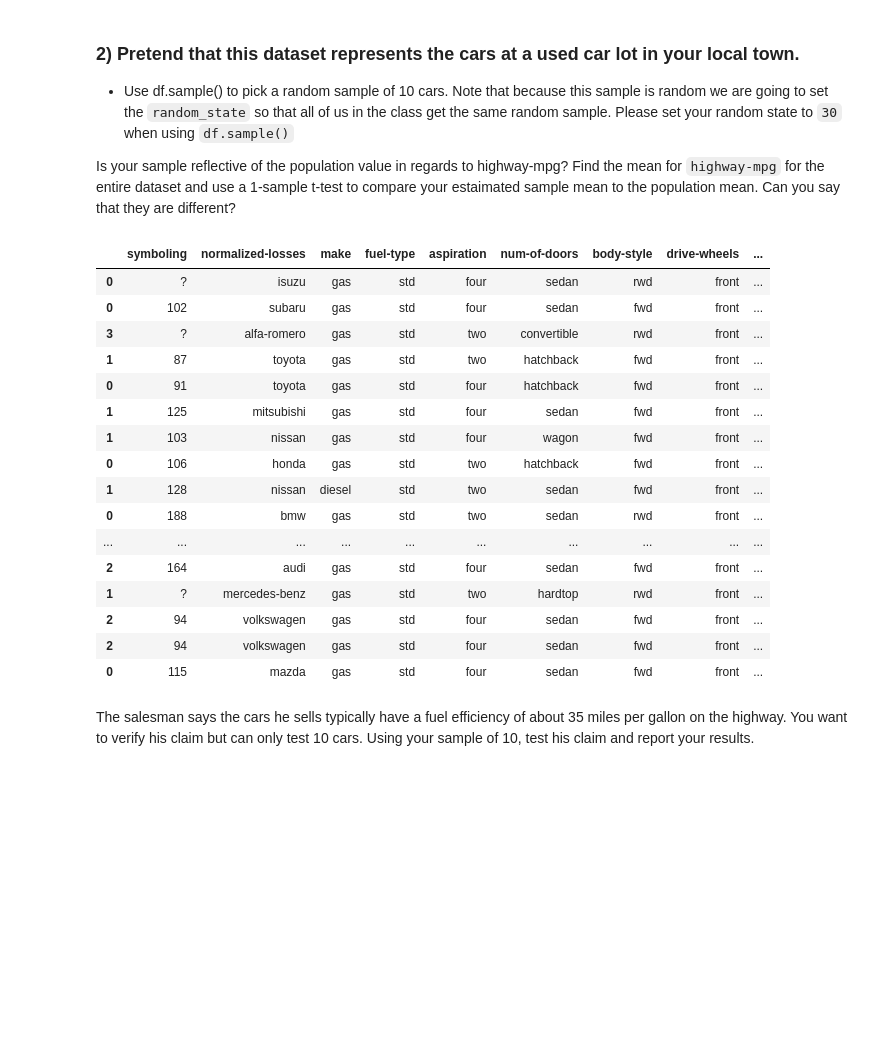
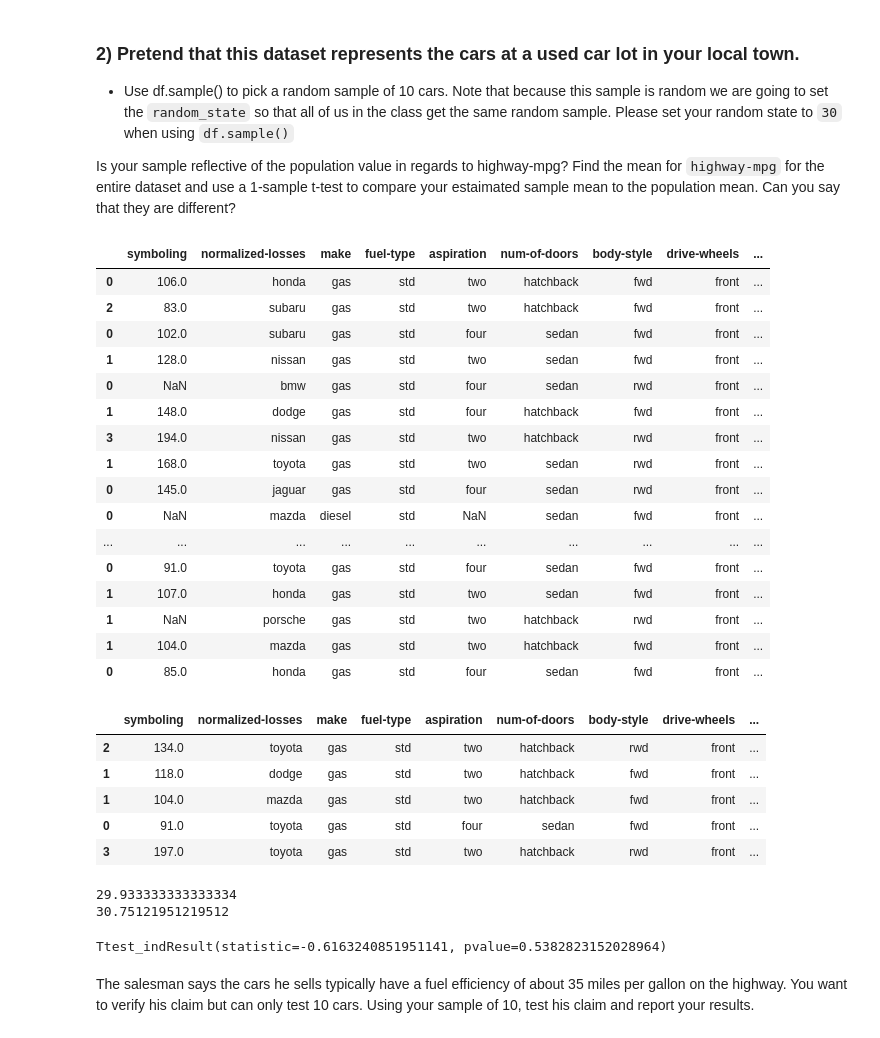
Before and after one commit to bofori-tech/DS-Unit-1-Sprint-2-Statistics, a Jupyter notebook: module1/LS_DS_121_t_tests_Assignment.ipynb, the cells around one changed output. Cells and saved outputs as stored; diff of their text form; code cells hidden in the pictures; blank space fills up the shorter version.

```diff
--- a/module1/LS_DS_121_t_tests_Assignment.ipynb
+++ b/module1/LS_DS_121_t_tests_Assignment.ipynb
@@ -66,23 +66,33 @@ df.head()
 - Use df.sample() to pick a random sample of 10 cars. Note that because this sample is random we are going to set the `random_state` so that all of us in the class get the same random sample. Please set your random state to `30` when using `df.sample()`
 
 Is your sample reflective of the population value in regards to highway-mpg? Find the mean for `highway-mpg` for the entire dataset and use a 1-sample t-test to compare your estaimated sample mean to the population mean. Can you say that they are different?
+# %%
+df.sample(30)
+# %% [output]
+|  | symboling | normalized-losses | make | fuel-type | aspiration | num-of-doors | body-style | drive-wheels | ... |
+| 0 | 106.0 | honda | gas | std | two | hatchback | fwd | front | ... |
+| 2 | 83.0 | subaru | gas | std | two | hatchback | fwd | front | ... |
+| 0 | 102.0 | subaru | gas | std | four | sedan | fwd | front | ... |
+| 1 | 128.0 | nissan | gas | std | two | sedan | fwd | front | ... |
+| 0 | NaN | bmw | gas | std | four | sedan | rwd | front | ... |
+| 1 | 148.0 | dodge | gas | std | four | hatchback | fwd | front | ... |
+| 3 | 194.0 | nissan | gas | std | two | hatchback | rwd | front | ... |
+| 1 | 168.0 | toyota | gas | std | two | sedan | rwd | front | ... |
+| 0 | 145.0 | jaguar | gas | std | four | sedan | rwd | front | ... |
+| 0 | NaN | mazda | diesel | std | NaN | sedan | fwd | front | ... |
+| ... | ... | ... | ... | ... | ... | ... | ... | ... | ... |
+| 0 | 91.0 | toyota | gas | std | four | sedan | fwd | front | ... |
+| 1 | 107.0 | honda | gas | std | two | sedan | fwd | front | ... |
+| 1 | NaN | porsche | gas | std | two | hatchback | rwd | front | ... |
+| 1 | 104.0 | mazda | gas | std | two | hatchback | fwd | front | ... |
+| 0 | 85.0 | honda | gas | std | four | sedan | fwd | front | ... |
 # %%
-random_state = df.sample(30)
+random_state=df.sample(30)
+random_state.head()
 # %% [output]
 |  | symboling | normalized-losses | make | fuel-type | aspiration | num-of-doors | body-style | drive-wheels | ... |
-| 0 | ? | isuzu | gas | std | four | sedan | rwd | front | ... |
-| 0 | 102 | subaru | gas | std | four | sedan | fwd | front | ... |
-| 3 | ? | alfa-romero | gas | std | two | convertible | rwd | front | ... |
-| 1 | 87 | toyota | gas | std | two | hatchback | fwd | front | ... |
-| 0 | 91 | toyota | gas | std | four | hatchback | fwd | front | ... |
-| 1 | 125 | mitsubishi | gas | std | four | sedan | fwd | front | ... |
-| 1 | 103 | nissan | gas | std | four | wagon | fwd | front | ... |
-| 0 | 106 | honda | gas | std | two | hatchback | fwd | front | ... |
-| 1 | 128 | nissan | diesel | std | two | sedan | fwd | front | ... |
-| 0 | 188 | bmw | gas | std | two | sedan | rwd | front | ... |
-| ... | ... | ... | ... | ... | ... | ... | ... | ... | ... |
-| 2 | 164 | audi | gas | std | four | sedan | fwd | front | ... |
-| 1 | ? | mercedes-benz | gas | std | two | hardtop | rwd | front | ... |
-| 2 | 94 | volkswagen | gas | std | four | sedan | fwd | front | ... |
-| 2 | 94 | volkswagen | gas | std | four | sedan | fwd | front | ... |
-| 0 | 115 | mazda | gas | std | four | sedan | fwd | front | ... |
+| 2 | 134.0 | toyota | gas | std | two | hatchback | rwd | front | ... |
+| 1 | 118.0 | dodge | gas | std | two | hatchback | fwd | front | ... |
+| 1 | 104.0 | mazda | gas | std | two | hatchback | fwd | front | ... |
+| 0 | 91.0 | toyota | gas | std | four | sedan | fwd | front | ... |
+| 3 | 197.0 | toyota | gas | std | two | hatchback | rwd | front | ... |
@@ -91,2 +99,15 @@ df
+# %%
+from scipy.stats import ttest_ind
+random_state['highway-mpg'].mean()
+df['highway-mpg'].mean()
+print(random_state['highway-mpg'].mean())
+print(df['highway-mpg'].mean())
+# %% [output]
+29.933333333333334
+30.75121951219512
+# %%
+ttest_ind(random_state['highway-mpg'], df['highway-mpg'], nan_policy='omit')
+# %% [output]
+Ttest_indResult(statistic=-0.6163240851951141, pvalue=0.5382823152028964)
 # %% [markdown]
 The salesman says the cars he sells typically have a fuel efficiency of about 35 miles per gallon on the highway. You want to verify his claim but can only test 10 cars. Using your sample of 10, test his claim and report your results.
```
Also changed, not shown: parts of 33 cells of this notebook.
